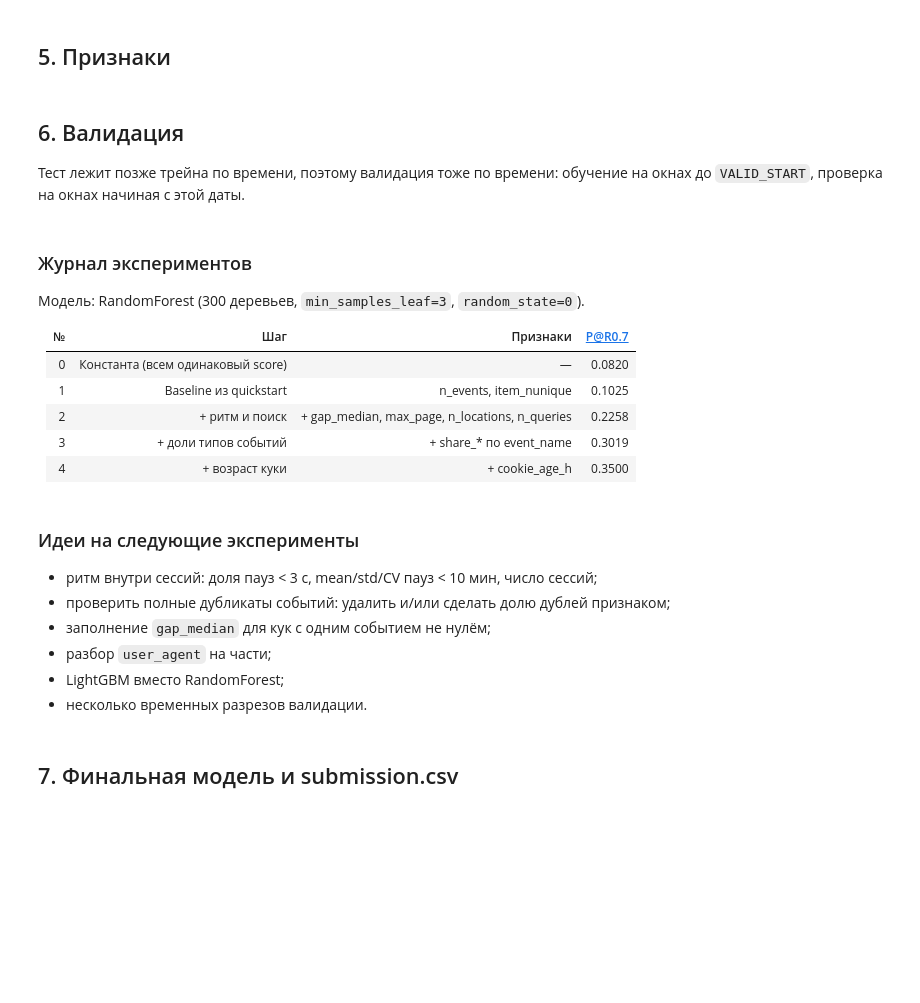
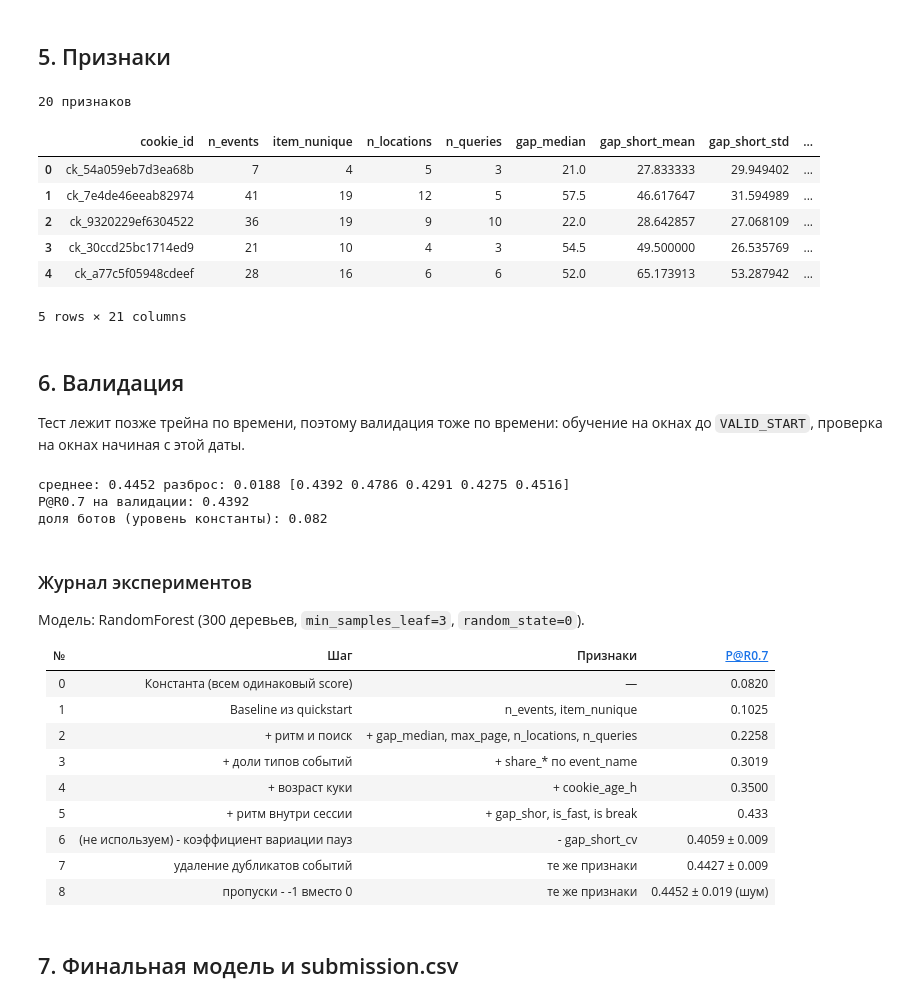
Before and after one commit to xloned/avito-bot-detection-challenge, a Jupyter notebook: solution.ipynb, the cells around one changed output. Drawn from its saved outputs; the diff is of its cells as text; code cells hidden in the pictures; blank space fills up the shorter version.

Commit message:
+ритм сессии +удаление дубликатов замена NaN с 0 на -1

```diff
--- a/solution.ipynb
+++ b/solution.ipynb
@@ -20,13 +20,11 @@ import numpy as np
 import pandas as pd
 from sklearn.ensemble import RandomForestClassifier
 
-from metric import precision_at_recall  # официальная реализация метрики, ей же считает автопроверка
+from metric import precision_at_recall  # реализация метрики
+SEED = 0
+VALID_START = '2026-04-17'  # окна начиная с этой даты идут в валидацию
 
-SEED = 0
-VALID_START = '2026-04-17'  # окна начиная с этой даты идут в валидацию (тест лежит позже трейна по времени)
-
-# выдан архив events.csv.gz; поддерживаем и распакованный вариант
-EVENTS_PATH = 'data/events.csv.gz' if os.path.exists('data/events.csv.gz') else 'data/events.csv'
+EVENTS_PATH = 'data/events.csv.gz'
 # %%
 date_cols = ['cookie_created_at', 'window_start_ts', 'window_end_ts']
 train = pd.read_csv('data/train.csv', parse_dates=date_cols)
@@ -44,5 +45,8 @@ print('доля ботов в train:', train.target.mean().round(4))
 events['platform_raw'] = events.platform
 events['platform'] = events.platform.str.lower().replace({'iphone': 'ios', 'desktop': 'web'})
 events = events.sort_values(['cookie_id', 'event_ts']).reset_index(drop=True)
+dup_cols = [c for c in events.columns if c != 'platform_raw']
+events['is_dup'] = events.duplicated(subset=dup_cols)
+events = events[~events.is_dup].drop(columns=['is_dup'])
 
 events.platform.value_counts()
@@ -150,6 +236,9 @@ def build_features(ev, meta):
     """Собирает по событиям окна одну строку признаков на каждую куку из meta."""
     ev = ev.sort_values(['cookie_id', 'event_ts']).copy()
     ev['gap'] = ev.groupby('cookie_id').event_ts.diff().dt.total_seconds()  # пауза до предыдущего события, сек
+    ev['gap_short'] = ev.gap.where(ev.gap < 600) # пауза, только если меньше 10 минут, иначе NaN
+    ev['is_fast'] = ev.gap < 3        # True, если пауза меньше 3 секунд
+    ev['is_break'] = ev.gap > 1800    # True, если пауза больше 30 минут
 
     g = ev.groupby('cookie_id')
     f = pd.DataFrame({
@@ -157,34 +246,47 @@ def build_features(ev, meta):
         'n_events': g.size(),
         'item_nunique': g.item_id.nunique(),
         'n_locations': g.item_location.nunique(),
         'n_queries': g.search_query.nunique(),
         # ритм
         'gap_median': g.gap.median(),
+        'gap_short_mean': g.gap_short.mean(),
+        'gap_short_std': g.gap_short.std(),
+        'share_fast': g.is_fast.mean(),
+        'n_sessions': g.is_break.sum()+1,
         # глубина поиска
         'max_page': g.search_page.max(),
     })
 
     # доли типов событий у куки
     share = pd.crosstab(ev.cookie_id, ev.event_name, normalize='index')
     share.columns = ['share_' + c for c in share.columns]
     f = f.join(share)
 
     # признаки из метаданных куки
     f = meta[['cookie_id', 'window_start_ts', 'cookie_created_at']].merge(
         f.reset_index(), on='cookie_id', how='left'
     )
     f['cookie_age_h'] = (f.window_start_ts - f.cookie_created_at).dt.total_seconds() / 3600
     f = f.drop(columns=['window_start_ts', 'cookie_created_at'])
-    return f.fillna(0)
+    return f.fillna(-1)
 
 
 X_tr = build_features(ev_tr, train)
 X_te = build_features(ev_te, test)
 y_tr = train.target.values
 feature_cols = [c for c in X_tr.columns if c != 'cookie_id']
 
 print(len(feature_cols), 'признаков')
 X_tr.head()
+# %% [output]
+20 признаков
+|  | cookie_id | n_events | item_nunique | n_locations | n_queries | gap_median | gap_short_mean | gap_short_std | ... |
+| 0 | ck_54a059eb7d3ea68b | 7 | 4 | 5 | 3 | 21.0 | 27.833333 | 29.949402 | ... |
+| 1 | ck_7e4de46eeab82974 | 41 | 19 | 12 | 5 | 57.5 | 46.617647 | 31.594989 | ... |
+| 2 | ck_9320229ef6304522 | 36 | 19 | 9 | 10 | 22.0 | 28.642857 | 27.068109 | ... |
+| 3 | ck_30ccd25bc1714ed9 | 21 | 10 | 4 | 3 | 54.5 | 49.500000 | 26.535769 | ... |
+| 4 | ck_a77c5f05948cdeef | 28 | 16 | 6 | 6 | 52.0 | 65.173913 | 53.287942 | ... |
+5 rows × 21 columns
 # %% [markdown]
 ## 6. Валидация
 
@@ -203,10 +305,21 @@ def evaluate(X, y, cols):
     p_va = model.predict_proba(X.loc[is_valid, cols])[:, 1]
     return precision_at_recall(y[is_valid], p_va)
 
+scores = []
+for seed in [0, 1, 2, 3, 4]:
+    SEED = seed
+    scores.append(evaluate(X_tr, y_tr, feature_cols))
+SEED = 0  # возвращаем исходный seed
+
+print('среднее:', round(np.mean(scores), 4), 'разброс:', round(np.std(scores), 4), np.round(scores, 4))
 
 is_valid = train.window_start_ts.ge(VALID_START).values
 print('P@R0.7 на валидации:', round(evaluate(X_tr, y_tr, feature_cols), 4))
 print('доля ботов (уровень константы):', round(y_tr[is_valid].mean(), 4))
+# %% [output]
+среднее: 0.4452 разброс: 0.0188 [0.4392 0.4786 0.4291 0.4275 0.4516]
+P@R0.7 на валидации: 0.4392
+доля ботов (уровень константы): 0.082
 # %% [markdown]
 ### Журнал экспериментов
 
@@ -219,15 +332,10 @@ print('доля ботов (уровень константы):', round(y_tr[is_
 | 2 | + ритм и поиск | + gap_median, max_page, n_locations, n_queries | 0.2258 |
 | 3 | + доли типов событий | + share_* по event_name | 0.3019 |
 | 4 | + возраст куки | + cookie_age_h | 0.3500 |
+| 5 | + ритм внутри сессии | + gap_shor, is_fast, is break | 0.433 |
+| 6 | (не используем) - коэффициент вариации пауз | - gap_short_cv | 0.4059 ± 0.009 |
+| 7 | удаление дубликатов событий | те же признаки | 0.4427 ± 0.009  |
+| 8 | пропуски - -1 вместо 0 | те же признаки | 0.4452 ± 0.019 (шум) |
-# %% [markdown]
-### Идеи на следующие эксперименты
-
-- ритм внутри сессий: доля пауз < 3 с, mean/std/CV пауз < 10 мин, число сессий;
-- проверить полные дубликаты событий: удалить и/или сделать долю дублей признаком;
-- заполнение `gap_median` для кук с одним событием не нулём;
-- разбор `user_agent` на части;
-- LightGBM вместо RandomForest;
-- несколько временных разрезов валидации.
 # %% [markdown]
 ## 7. Финальная модель и submission.csv
 # %%
```
Also changed, not shown: parts of 11 cells of this notebook, 2 other files.
